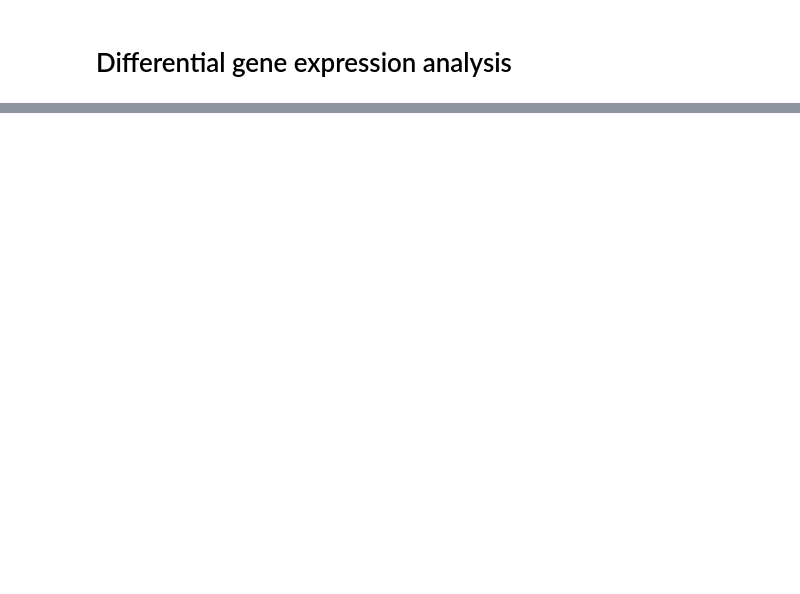
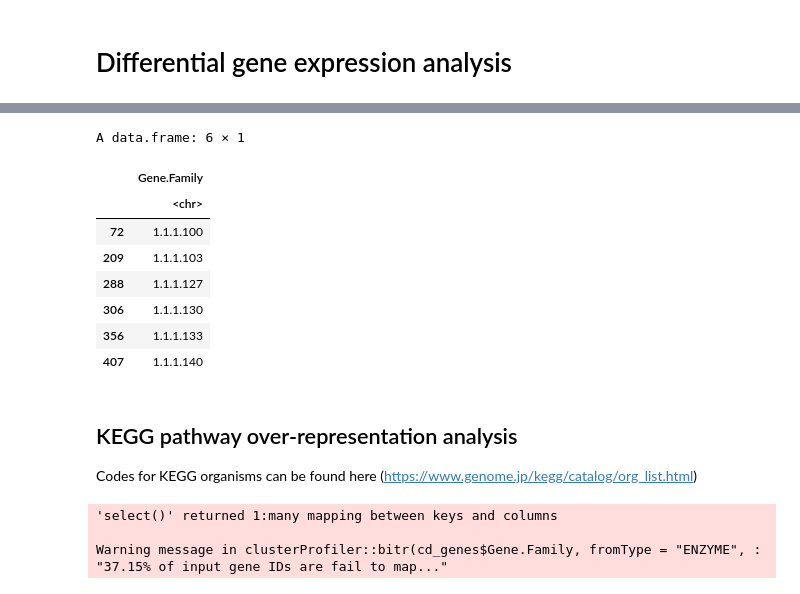
Before and after one commit to AmauryPelzer/BBS3005_Metabolic-modelling-for-microbiome-in-IBD, a Jupyter notebook: Scripts/Pathway_analysis.ipynb, the cells around one changed output, grey strips where cells are left out. Cells and saved outputs as stored; diff of their text form; code cells hidden in the pictures; blank space fills up the shorter version.

Commit message:
Added CD pathway analysis

```diff
--- a/Scripts/Pathway_analysis.ipynb
+++ b/Scripts/Pathway_analysis.ipynb
@@ -74,0 +81,17 @@ A data.frame: 6 × 2
+# %%
+# Compute statistical significance (using t-test)
+pvalue_cd = NULL # Empty list for the p-values
+tstat_cd = NULL # Empty list of the t test statistics
+
+for(i in 1 : nrow(metagenomics_Ecoli)) { # For each gene :
+	x = metagenomics_nonIBD[i,-1] # control of gene number i
+	y = metagenomics_cd[i,-1] # CD of gene number i
+
+	# Compute t-test between the two conditions
+	t = t.test(x, y)
+
+	# Put the current p-value in the pvalues list
+	pvalue_cd[i] = t$p.value
+	# Put the current t-statistic in the tstats list
+	tstat_cd[i] = t$statistic
+}
@@ -74,0 +147,33 @@ A data.frame: 6 × 2
+# %%
+#metagenomics_Ecoli$pvalue_cd <- pvalue_cd
+#metagenomics_Ecoli$pvalue_uc <- pvalue_uc
+cd_genes <- subset(metagenomics_Ecoli[metagenomics_Ecoli$pvalue_cd<=0.05,], select="Gene.Family")
+uc_genes <- metagenomics_Ecoli[metagenomics_Ecoli$pvalue_uc<=0.05,]
+# %%
+head(cd_genes)
+# %% [output]
+A data.frame: 6 × 1
+|  | Gene.Family |
+|  | <chr> |
+| 72 | 1.1.1.100 |
+| 209 | 1.1.1.103 |
+| 288 | 1.1.1.127 |
+| 306 | 1.1.1.130 |
+| 356 | 1.1.1.133 |
+| 407 | 1.1.1.140 |
+# %% [markdown]
+## KEGG pathway over-representation analysis
+
+Codes for KEGG organisms can be found here (https://www.genome.jp/kegg/catalog/org_list.html)
+# %%
+# Convert EC numbers to Entrez IDs
+gene <- clusterProfiler::bitr(cd_genes$Gene.Family, fromType = "ENZYME", toType = "ENTREZID", OrgDb = org.EcK12.eg.db)
+
+# Convert Entrez IDs to KEGG IDs
+geneList <- sub("^", "ncbi-geneid:", gene[,2])
+geneList <- keggConv("eco", geneList)
+# %% [output]
+'select()' returned 1:many mapping between keys and columns
+
+Warning message in clusterProfiler::bitr(cd_genes$Gene.Family, fromType = "ENZYME", :
+"37.15% of input gene IDs are fail to map..."
```
Also changed, not shown: parts of 12 cells of this notebook.
